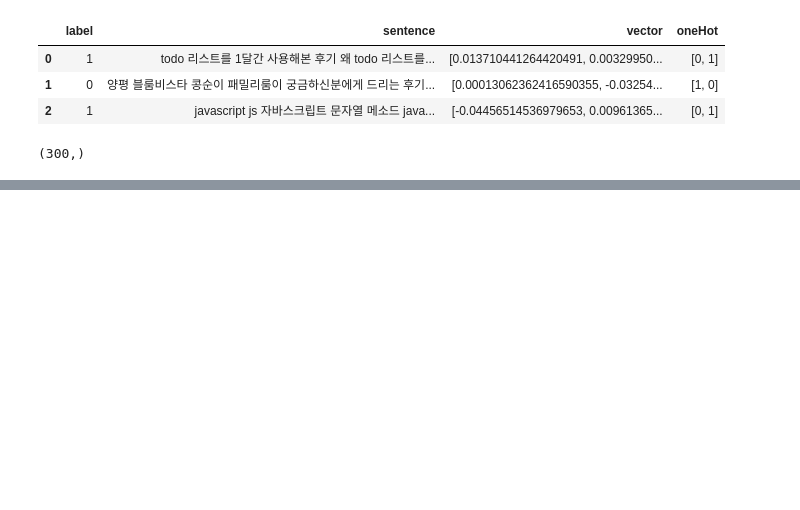
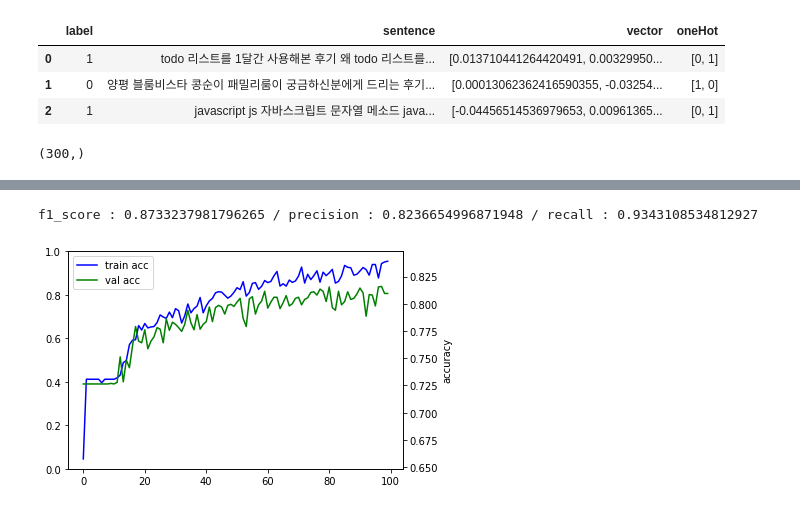
Before and after one commit to nero-angela/DevblogClassifier, a Jupyter notebook: Classification.ipynb, the cells around one changed output, grey strips where cells are left out. Saved outputs shown, nothing was run; the diff lists cells and outputs as text; code cells hidden in the pictures; blank space fills up the shorter version.

Commit message:
Calculate F1 score

```diff
--- a/Classification.ipynb
+++ b/Classification.ipynb
@@ -141,0 +125,4 @@ from tensorflow.keras.models import Sequential
+# %%
+X_train = reshape(X_train, 300)
+X_test = reshape(X_test, 300)
+print(f'X_train shape = {X_train.shape} / X_test shape = {X_test.shape}')
@@ -142,13 +131,29 @@ from tensorflow.keras.models import Sequential
+# %%
+def recall_m(y_true, y_pred):
+        true_positives = K.sum(K.round(K.clip(y_true * y_pred, 0, 1)))
+        possible_positives = K.sum(K.round(K.clip(y_true, 0, 1)))
+        recall = true_positives / (possible_positives + K.epsilon())
+        return recall
+
+def precision_m(y_true, y_pred):
+        true_positives = K.sum(K.round(K.clip(y_true * y_pred, 0, 1)))
+        predicted_positives = K.sum(K.round(K.clip(y_pred, 0, 1)))
+        precision = true_positives / (predicted_positives + K.epsilon())
+        return precision
+
+def f1_m(y_true, y_pred):
+    precision = precision_m(y_true, y_pred)
+    recall = recall_m(y_true, y_pred)
+    return 2*((precision*recall)/(precision+recall+K.epsilon()))
 # %%
-from keras import backend as K
 K.clear_session()
 
 model = Sequential()
-# model.add(Embedding(len(ko_model.wv.vocab), 300)) # 임베딩 벡터의 차원은 300 <- fast text 쓰기 위해서 안씀
+# model.add(Embedding(len(ko_model.wv.vocab), 300)) # 임베딩 벡터의 차원은 300 <- fast text쓰므로 안씀
 model.add(Dense(300, input_shape=(X_train.shape[1], 1), activation="relu"))
-model.add(SimpleRNN(32)) # RNN 셀의 hidden_size는 32
+model.add(SimpleRNN(32))
 model.add(Dense(1, activation='sigmoid'))
 
-model.compile(optimizer='rmsprop', loss='binary_crossentropy', metrics=['acc'])
-history = model.fit(X_train, y_train, epochs=10, batch_size=60, validation_split=0.3)
+model.compile(optimizer='rmsprop', loss='binary_crossentropy', metrics=['acc',f1_m,precision_m, recall_m])
+history = model.fit(X_train, np.asarray(y_train), epochs=10, batch_size=100, validation_split=0.3)
 # %% [output]
@@ -178,2 +180,20 @@ Epoch 10/10
+# %%
+print(f'f1_score : {f1_score} / precision : {precision} / recall : {recall}')
+# %% [output]
+f1_score : 0.8733237981796265 / precision : 0.8236654996871948 / recall : 0.9343108534812927
+# %%
+import matplotlib.pyplot as plt
+
+fig, loss_ax = plt.subplots()
+acc_ax = loss_ax.twinx()
+
+acc_ax.plot(history.history['acc'], 'b', label='train acc')
+acc_ax.plot(history.history['val_acc'], 'g', label='val acc')
+acc_ax.set_ylabel('accuracy')
+acc_ax.legend(loc='upper left')
+
+plt.show()
+# %% [output]
+[figure, added]
 # %%
 model.save(MODEL_PATH)
```
Also changed, not shown: parts of 16 cells of this notebook, 1 other file.
